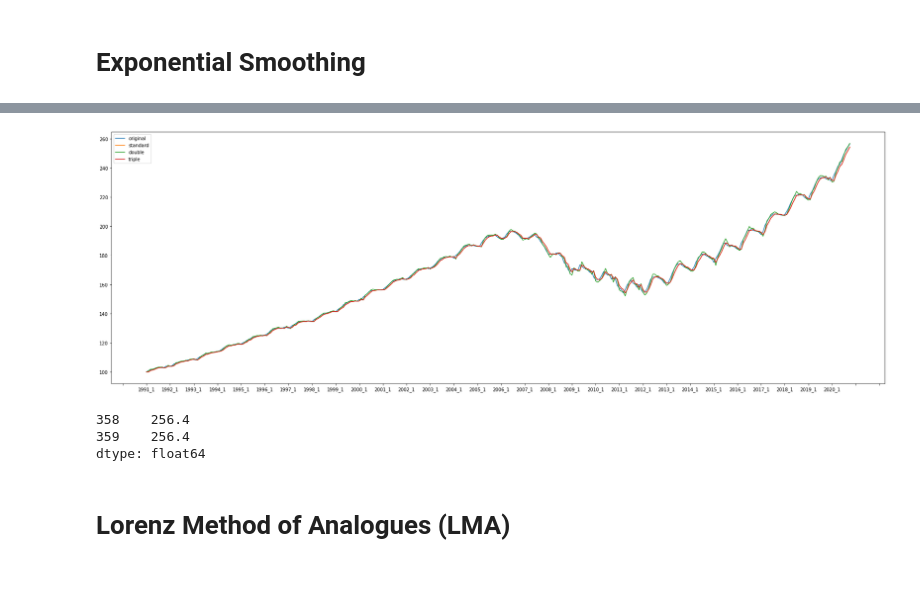
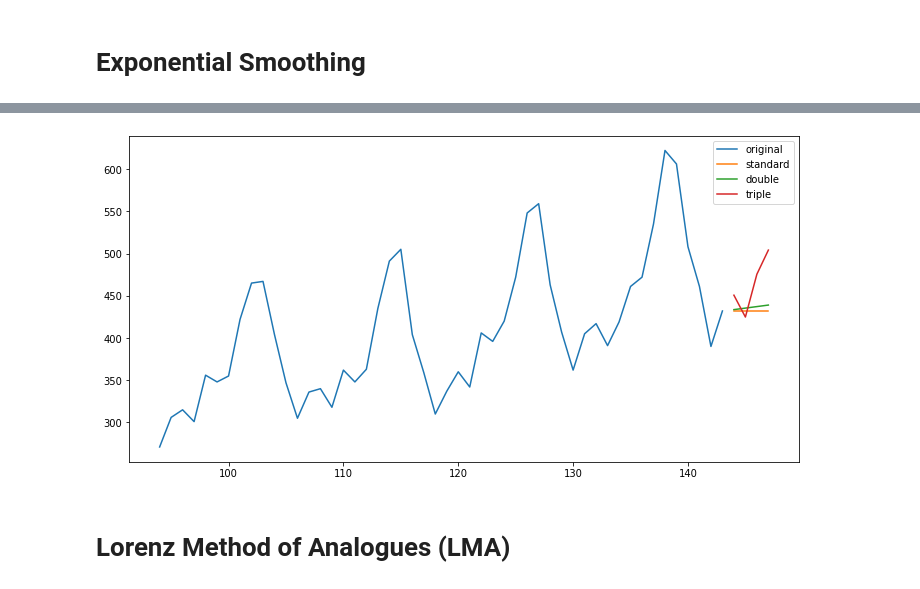
Before and after one commit to HHansi/Applied-AI-Course, a Jupyter notebook: Time Series Analysis/Time_Series_Models_Part1.ipynb, the cells around one changed output, grey strips where cells are left out. Cells and saved outputs as stored; diff of their text form; code cells hidden in the pictures.

```diff
--- a/Time Series Analysis/Time_Series_Models_Part1.ipynb
+++ b/Time Series Analysis/Time_Series_Models_Part1.ipynb
@@ -253,8 +259,13 @@ plt.show()
 # %%
 # load the data set
 # As the parameter, the file path should be provided. Additionally, GitHub URL can also be provided as follows.
-df = pd.read_csv('https://raw.githubusercontent.com/HHansi/Applied-AI-Course/main/Time%20Series%20Analysis/data/HPI_master.csv')
+df = pd.read_csv('https://raw.githubusercontent.com/HHansi/Applied-AI-Course/main/Time%20Series%20Analysis/data/international-airline-passengers.csv')
 
-print(df.shape)
+# rename column name
+df = df.rename(columns={"International airline passengers: monthly totals in thousands. Jan 49 ? Dec 60": "Sales"})
+
+# convert month to int
+df['Month-No'] = list(range(0, len(df['Month'])))
+
 df.head()
 # %% [output]
@@ -268,8 +277,0 @@ df.head()
-# %%
-# create a new column 'time' combining yr_period
-df["time"] = df["yr"].astype(str) + "_" + df["period"].astype(str)
-
-# remove 'yr' and 'period' column
-df = df.drop(["yr","period"],axis=1)
-
-df.head()
@@ -289,31 +294,30 @@ For more details about ExponentialSmoothing (Tripple Exponential Smoothing), ref
 # %%
 # single exponential smoothing
-single_fit = SimpleExpSmoothing(df["index_nsa"]).fit()
+single_fit = SimpleExpSmoothing(df["Sales"]).fit()
+
 # double exponential smoothing
-double_fit = Holt(df["index_nsa"]).fit()
+double_fit = Holt(df["Sales"]).fit()
+
 # triple exponential smoothing
-tripple_fit = ExponentialSmoothing(df["index_nsa"]).fit()
+tripple_fit = ExponentialSmoothing(df["Sales"], trend="mul",seasonal="mul", seasonal_periods=12).fit()
 # %%
+# future predictions
+predictions_single_fit = single_fit.forecast(4)
+predictions_double_fit = double_fit.forecast(4)
+predictions_tripple_fit = tripple_fit.forecast(4)
+
 # plot data
-fig, ax = plt.subplots(figsize=(30, 10))
-ax.plot(df["time"], df["index_nsa"], label='original')
-plt.plot(df["time"], single_fit.fittedvalues, label='standard')
-plt.plot(df["time"], double_fit.fittedvalues, label='double')
-plt.plot(df["time"], tripple_fit.fittedvalues, label='triple')
+fig, ax = plt.subplots(figsize=(12, 6))
+ax.plot(df["Month-No"][-50:], df["Sales"][-50:], label='original')
 
-ax.xaxis.set_major_locator(ticker.MultipleLocator(12))  # define x-axis steps/major ticks
+plt.plot(predictions_single_fit, label='standard')
+plt.plot(predictions_double_fit, label='double')
+plt.plot(predictions_tripple_fit, label='triple')
 
 plt.legend()
 plt.show()
 # %% [output]
-[figure, old version]
+[figure, new version]
-# %%
-# future predictions
-print(single_fit.forecast(2))
-# %% [output]
-358    256.4
-359    256.4
-dtype: float64
 # %% [markdown]
 # Lorenz Method of Analogues (LMA)
 # %% [markdown]
```
Also changed, not shown: parts of 24 cells of this notebook.
